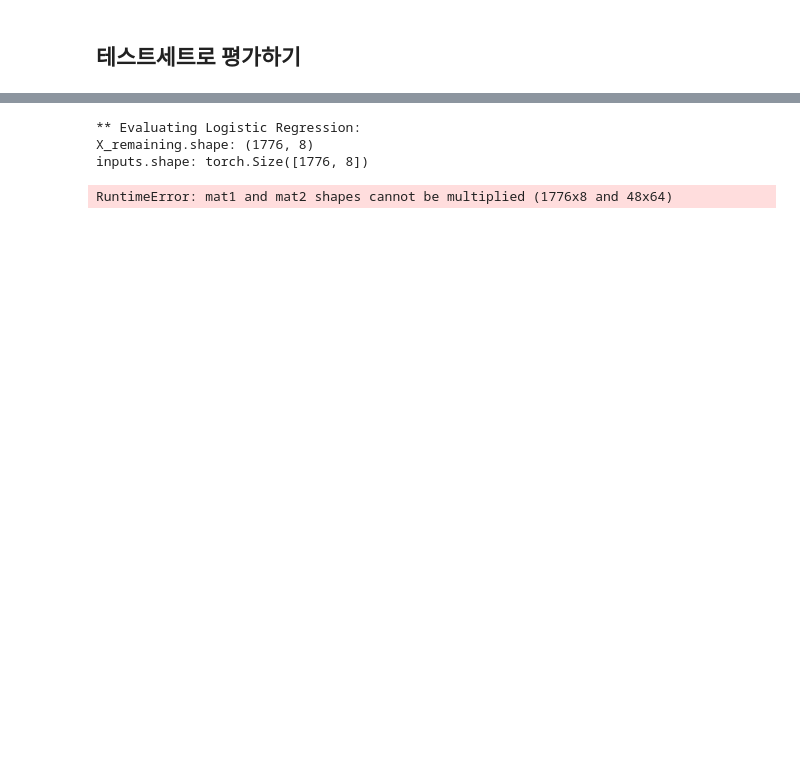
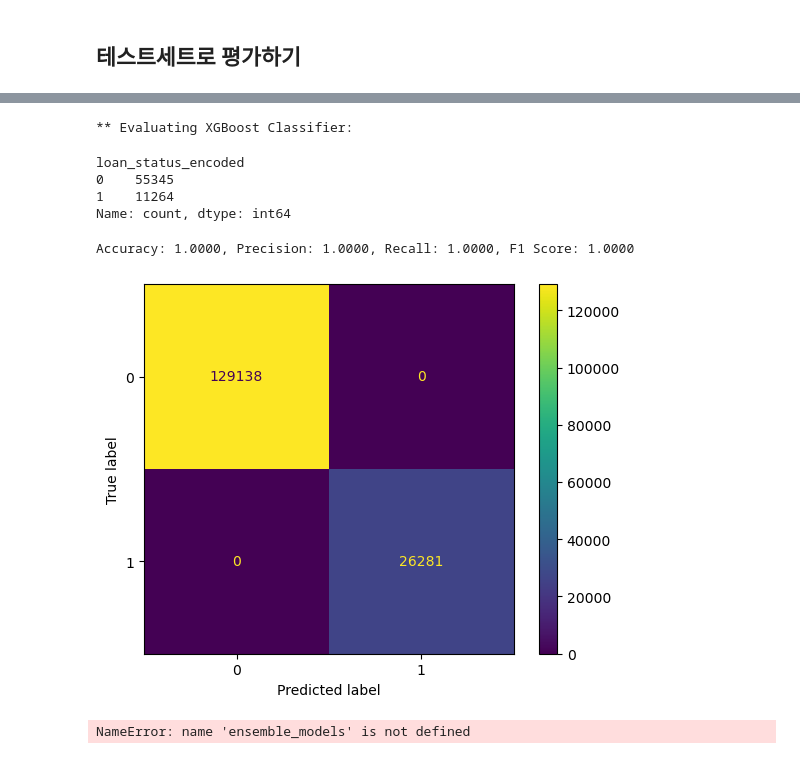
Before and after one commit to JuhongPark/snu-fintech-ai, a Jupyter notebook: Lending_Club_SSAE.ipynb, the cells around one changed output, grey strips where cells are left out. Cells and saved outputs as stored; diff of their text form; code cells hidden in the pictures; blank space fills up the shorter version.

```diff
--- a/Lending_Club_SSAE.ipynb
+++ b/Lending_Club_SSAE.ipynb
@@ -212,11 +191,11 @@ class DenoisingSSAE(nn.Module):
             nn.ReLU(),
             nn.Linear(64, 32),
             nn.ReLU(),
-            nn.Linear(32, 8),
+            nn.Linear(32, latent_size),
             nn.ReLU(),
         )
         self.decoder = nn.Sequential(
-            nn.Linear(8, 32),
+            nn.Linear(latent_size, 32),
             nn.ReLU(),
             nn.Linear(32, 64),
             nn.ReLU(),
@@ -242,22 +228,17 @@ print(input_dim)
 # %%
 # 모델 생성 및 학습 설정
-model = DenoisingSSAE(input_dim).to(device)
+ssae_model = DenoisingSSAE(input_dim).to(device)
 criterion = nn.MSELoss()
-optimizer = optim.Adam(model.parameters(), lr=learning_rate)
-
-# 노이즈가 추가된 학습 데이터 생성
-X_train_noisy = add_noise(X_train_scaled)
+optimizer = optim.Adam(ssae_model.parameters(), lr=learning_rate)
 
 # 모델 학습
-epochs = 10000
-
-for epoch in range(epochs):
-    model.train()
-    inputs = torch.FloatTensor(X_train_noisy).to(device)  # NumPy 배열 -> PyTorch 텐서
-    targets = torch.FloatTensor(X_train_scaled).to(device)  # NumPy 배열 -> PyTorch 텐서
+for epoch in range(n_epochs_ssae):
+    ssae_model.train()
+    inputs = torch.FloatTensor(X_train_noisy_np).to(device)  # NumPy 배열 -> PyTorch 텐서
+    targets = torch.FloatTensor(X_train_np).to(device)  # NumPy 배열 -> PyTorch 텐서
 
     # Forward pass
-    outputs = model(inputs)
+    outputs = ssae_model(inputs)
     loss = criterion(outputs, targets)
 
     # Backward pass and optimization
@@ -265,6 +246,6 @@ for epoch in range(epochs):
     loss.backward()
     optimizer.step()
 
-    if (epoch+1) % 1000 == 0 or epoch == 0:
-        print(f'Epoch [{epoch+1}/{epochs}], Loss: {loss.item():.4f}')
+    if (epoch+1) % 10 == 0 or epoch == 0:
+        print(f'Epoch [{epoch+1}/{n_epochs_ssae}], Loss: {loss.item():.4f}')
 # %% [output]
@@ -368,13 +357,46 @@ tabnet_model = {
+# %%
+model_name = 'XGBoost Classifier'
+model = xgb.XGBClassifier(n_estimators=100000, eval_metric='auc', learning_rate=1, alpha=1, reg_lambda=2)
+print(f"** Evaluating {model_name}:")
+
+X_train_encoded = pd.concat(
+                    [X_train[num_list],
+                    pd.DataFrame(ssae_model.encoder(torch.FloatTensor(X_train[encoding_target].to_numpy()).to(device)).detach().numpy(),
+                                 index=X_train.index, columns=[f'e{i}' for i in range(latent_size)])],
+                    axis=1)
+
+X_test_encoded = pd.concat(
+                    [X_test[num_list],
+                    pd.DataFrame(ssae_model.encoder(torch.FloatTensor(X_test[encoding_target].to_numpy()).to(device)).detach().numpy(),
+                                 index=X_test.index, columns=[f'e{i}' for i in range(latent_size)])],
+                    axis=1)
+# %% [output]
+** Evaluating XGBoost Classifier:
+# %%
+%%time
+print(y_test.value_counts())
+evaluate_model(model, X_train_encoded, X_test_encoded, y_train, y_test)
+
+print(f"** Evaluating {model_name}'s Shapley Value (LinearExplainer): ")
+#evaluate_models_shap1(pipeline.named_steps['model'], X_train_encoded_ssae, X_test_encoded_ssae)
+# %% [output]
+loan_status_encoded
+0    55345
+1    11264
+Name: count, dtype: int64
+# %%
+evaluate_model(model, X_train_encoded, X_train_encoded, y_train, y_train)
+# %% [output]
+Accuracy: 1.0000, Precision: 1.0000, Recall: 1.0000, F1 Score: 1.0000
+[figure, added]
 # %%
-for model_name, pipeline in linear_models.items():
-    print(f"** Evaluating {model_name}:")
+for model_name, pipeline in ensemble_models.items():
+    print(f"** Evaluating {model_name} on SSAE Encoded Data: ")
+    inputs = ssae_model.encoder(torch.FloatTensor(X_train[encoding_target].to_numpy()).to(device))
     pipeline.fit(X_train_encoded_ssae, y_train)
     evaluate_model(pipeline, X_train_encoded_ssae, X_test_encoded_ssae, y_train, y_test)
 
-    print(f"** Evaluating {model_name}'s Shapley Value (LinearExplainer): ")
-    evaluate_models_shap1(pipeline.named_steps['model'], X_train_encoded_ssae, X_test_encoded_ssae)
+    print(f"** Evaluating {model_name}'s Shapley Value (TreeExplainer): ")
+    evaluate_models_shap2(pipeline.named_steps['model'], X_test_encoded_ssae)
 # %% [output]
-** Evaluating Logistic Regression:
-X_remaining.shape: (1776, 8)
-inputs.shape: torch.Size([1776, 8])
+NameError: name 'ensemble_models' is not defined
-RuntimeError: mat1 and mat2 shapes cannot be multiplied (1776x8 and 48x64)
```
Also changed, not shown: parts of 23 cells of this notebook.
